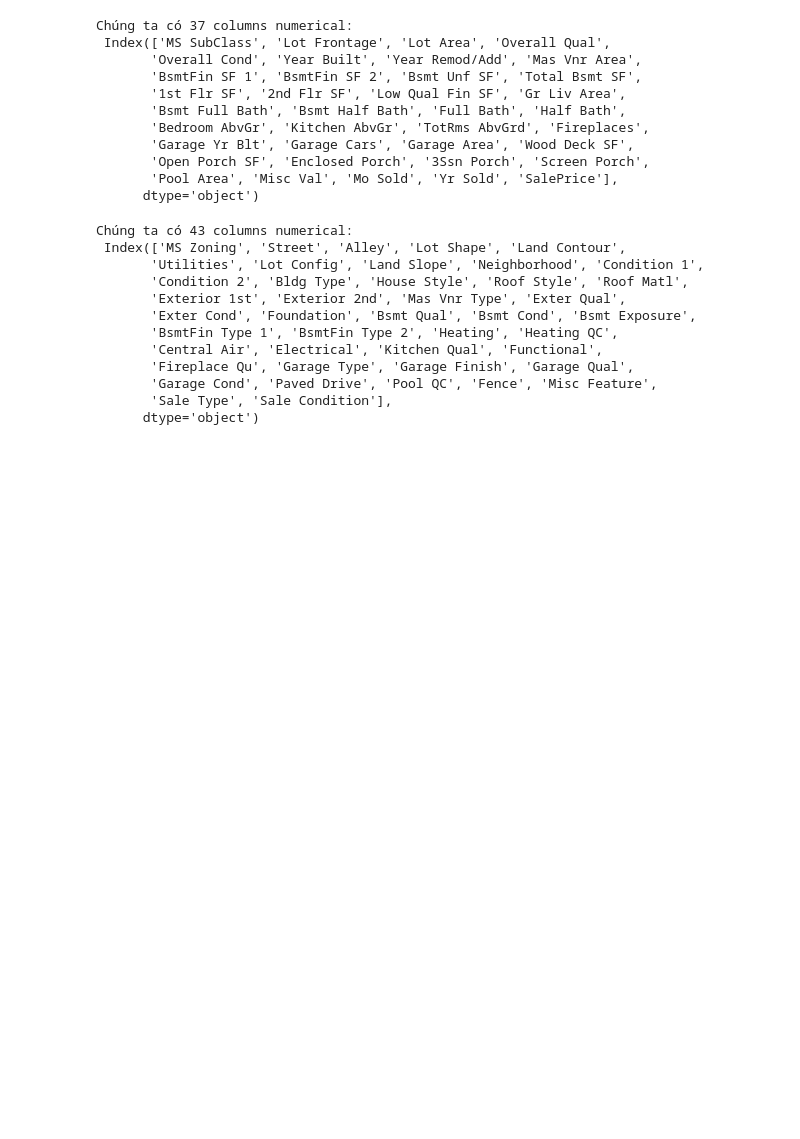
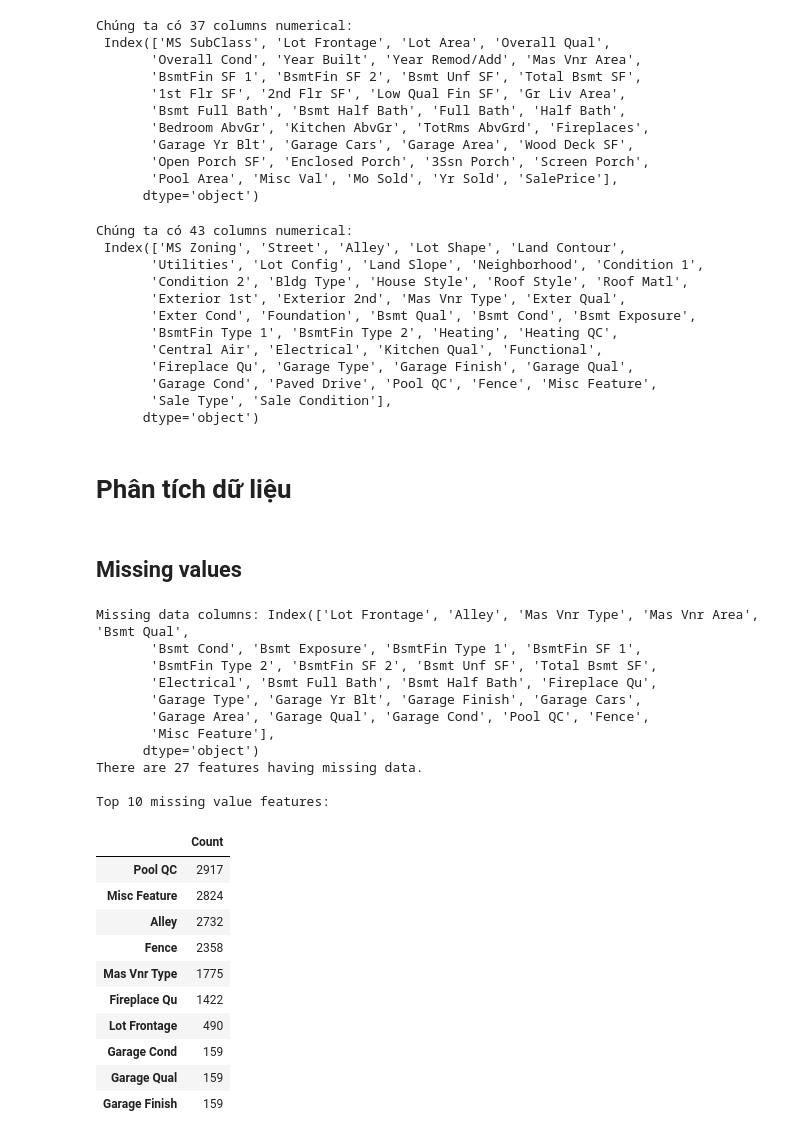
Before and after one commit to quocanh944/AmesHousingML, a Jupyter notebook: final.ipynb, the cells around one changed output. Cells and saved outputs as stored; diff of their text form; code cells hidden in the pictures; blank space fills up the shorter version.

```diff
--- a/final.ipynb
+++ b/final.ipynb
@@ -144,3 +147,44 @@ Chúng ta có 43 columns numerical:
        'Garage Cond', 'Paved Drive', 'Pool QC', 'Fence', 'Misc Feature',
        'Sale Type', 'Sale Condition'],
       dtype='object')
+# %% [markdown]
+# Phân tích dữ liệu
+# %% [markdown]
+## Missing values
+# %%
+missing_data_count = df.isnull().sum()
+
+missing_data = pd.DataFrame({
+    'Count': missing_data_count,
+})
+missing_data = missing_data[missing_data.Count > 0]
+print("Missing data columns:", missing_data.index)
+missing_data.sort_values(by='Count', ascending=False, inplace=True)
+
+
+print(f"There are {missing_data.shape[0]} features having missing data.\n")
+print("Top 10 missing value features:")
+missing_data.head(10)
+# %% [output]
+Missing data columns: Index(['Lot Frontage', 'Alley', 'Mas Vnr Type', 'Mas Vnr Area', 'Bsmt Qual',
+       'Bsmt Cond', 'Bsmt Exposure', 'BsmtFin Type 1', 'BsmtFin SF 1',
+       'BsmtFin Type 2', 'BsmtFin SF 2', 'Bsmt Unf SF', 'Total Bsmt SF',
+       'Electrical', 'Bsmt Full Bath', 'Bsmt Half Bath', 'Fireplace Qu',
+       'Garage Type', 'Garage Yr Blt', 'Garage Finish', 'Garage Cars',
+       'Garage Area', 'Garage Qual', 'Garage Cond', 'Pool QC', 'Fence',
+       'Misc Feature'],
+      dtype='object')
+There are 27 features having missing data.
+
+Top 10 missing value features:
+|  | Count |
+| Pool QC | 2917 |
+| Misc Feature | 2824 |
+| Alley | 2732 |
+| Fence | 2358 |
+| Mas Vnr Type | 1775 |
+| Fireplace Qu | 1422 |
+| Lot Frontage | 490 |
+| Garage Cond | 159 |
+| Garage Qual | 159 |
+| Garage Finish | 159 |
```
Also changed, not shown: parts of 16 cells of this notebook, 1 other file.
